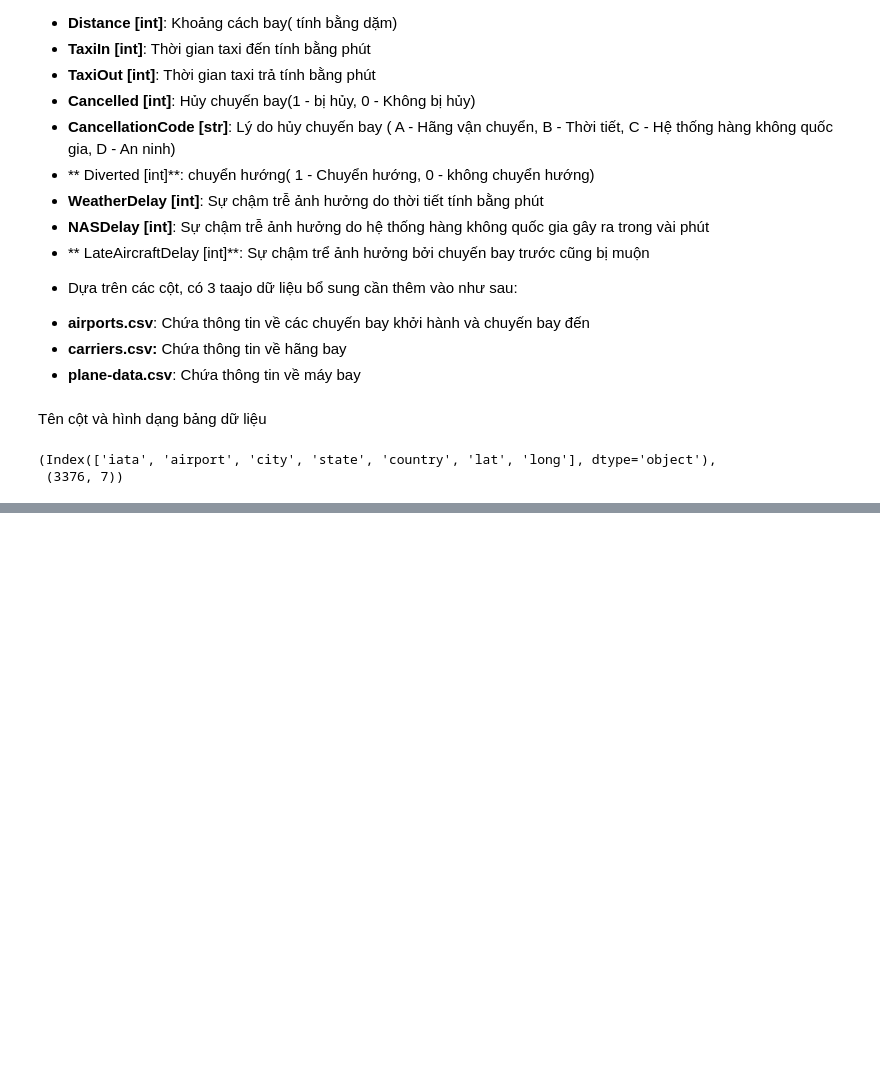
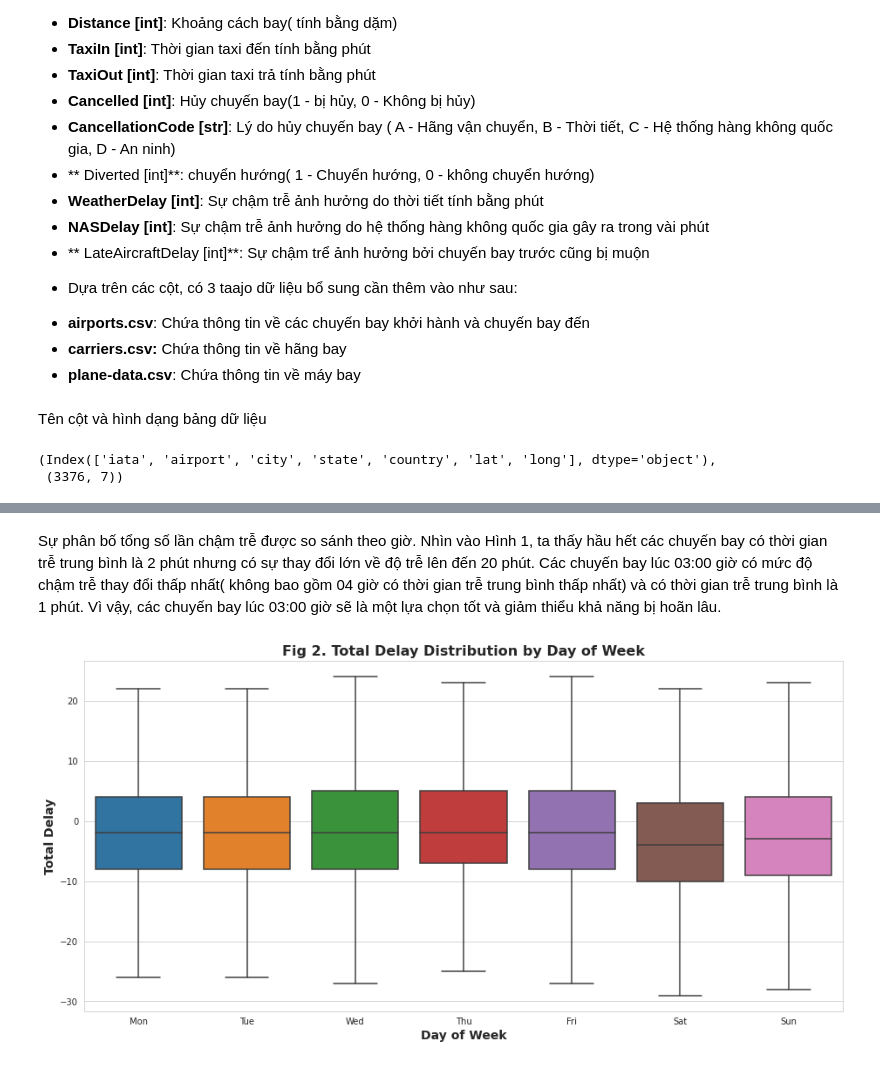
Before and after one commit to Mcuong17/DoanWEB-demo, a Jupyter notebook: Airline_Time_.ipynb, the cells around one changed output, grey strips where cells are left out. Cells and saved outputs as stored; diff of their text form; code cells hidden in the pictures; blank space fills up the shorter version.

```diff
--- a/Airline_Time_.ipynb
+++ b/Airline_Time_.ipynb
@@ -96,0 +167,14 @@ airport_df.columns, airport_df.shape
+# %% [markdown]
+Sự phân bố tổng số lần chậm trễ được so sánh theo giờ. Nhìn vào Hình 1, ta thấy hầu hết các chuyến bay có thời gian trễ trung bình là 2 phút nhưng có sự thay đổi lớn về độ trễ lên đến 20 phút. Các chuyến bay lúc 03:00 giờ có mức độ chậm trễ thay đổi thấp nhất( không bao gồm 04 giờ có thời gian trễ trung bình thấp nhất) và có thời gian trễ trung bình là 1 phút.
+Vì vậy, các chuyến bay lúc 03:00 giờ sẽ là một lựa chọn tốt và giảm thiểu khả năng bị hoãn lâu.
+# %%
+sns.set_style("whitegrid")
+fig2, ax2 = plt.subplots(figsize=(12.8, 6.4), constrained_layout=True)
+ax2 = sns.boxplot(x="DayOfWeek", y="total_delay", order=np.sort(df["DayOfWeek"].unique()), data=df[["total_delay", "DayOfWeek"]], showfliers=False)
+ax2.set_title("Fig 2. Total Delay Distribution by Day of Week", fontdict={"weight": "bold", "fontsize": 16})
+ax2.set_xlabel("Day of Week", fontdict={"weight": "bold", "fontsize": 14})
+ax2.set_xticklabels(["Mon", "Tue", "Wed", "Thu", "Fri", "Sat", "Sun"])
+ax2.set_ylabel("Total Delay", fontdict={"weight": "bold", "fontsize": 14})
+pass
+# %% [output]
+[figure, added]
```
Also changed, not shown: parts of 14 cells of this notebook.
